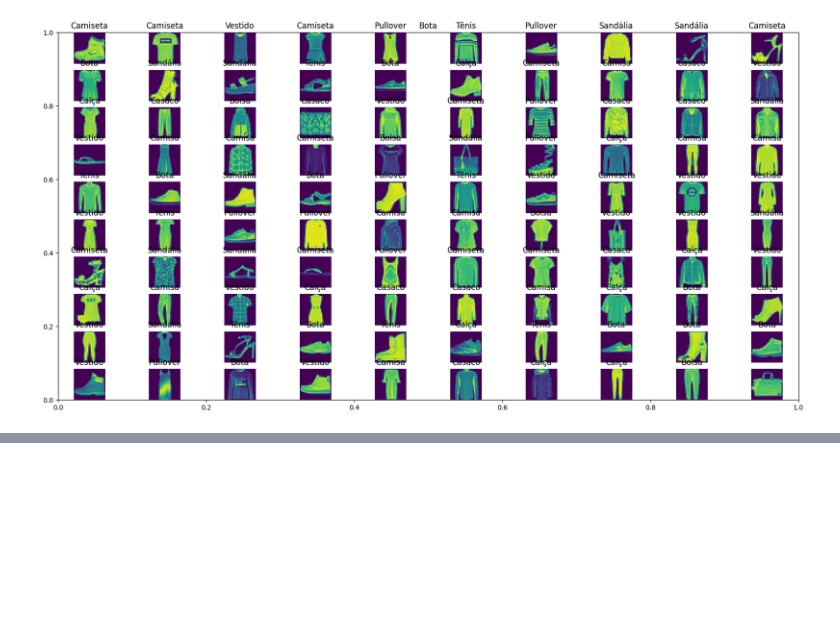
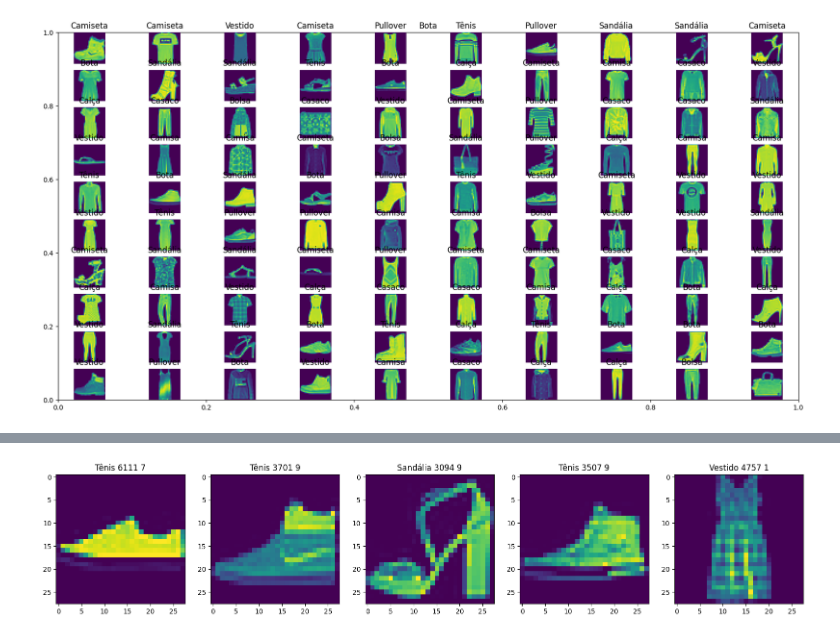
Before and after one commit to greghonox/KERAS, a Jupyter notebook: class_one.ipynb, the cells around one changed output, grey strips where cells are left out. Saved outputs shown, nothing was run; the diff lists cells and outputs as text; code cells hidden in the pictures; blank space fills up the shorter version.

```diff
--- a/class_one.ipynb
+++ b/class_one.ipynb
@@ -36,0 +107,14 @@ ValueError: Could not interpret loss identifier: entropia categorica cruzada esp
+# %%
+# test model
+
+from random import randint
+
+
+plt.figure(figsize=(20, 10))
+for i in range(5):
+    int_choice = randint(0, len(img_tests))
+    img_test = model.predict(img_tests)
+    plt.subplot(1, 5, i+1)
+    plt.imshow(img_tests[int_choice])
+    plt.title(f"{name_classifications[img_tests_identifier[int_choice]]} {int_choice} {np.argmax(img_test[int_choice])}")
+# %% [output]
@@ -36,0 +126 @@ ValueError: Could not interpret loss identifier: entropia categorica cruzada esp
+[figure, added]
```
Also changed, not shown: parts of 10 cells of this notebook, 1 other file.
